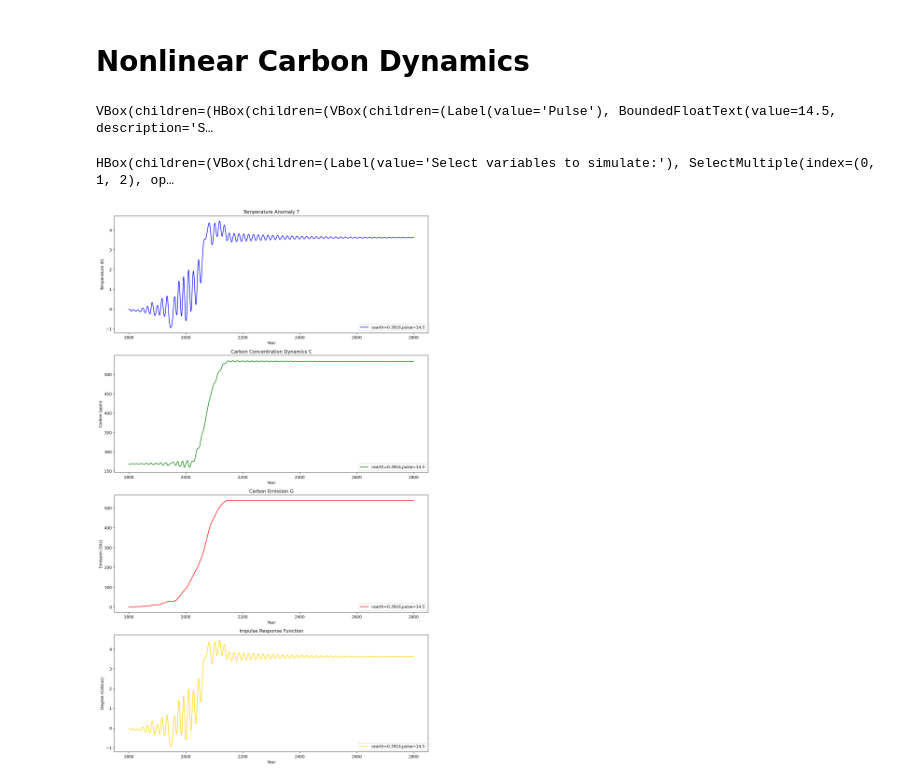
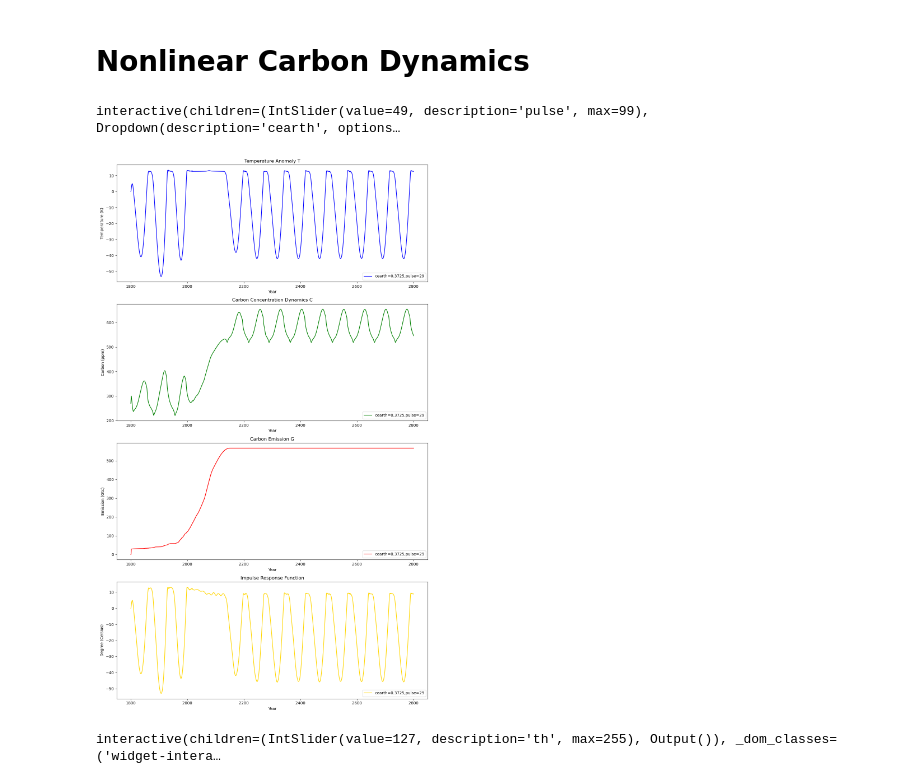
Before and after one commit to binchengecon/QuantClimateChange3, a Jupyter notebook: _sources/NonlinearCarbon_slider.ipynb, the cells around one changed output. Saved outputs shown, nothing was run; the diff lists cells and outputs as text; code cells hidden in the pictures.

```diff
--- a/_sources/NonlinearCarbon_slider.ipynb
+++ b/_sources/NonlinearCarbon_slider.ipynb
@@ -1,24 +1,55 @@
 # %% [markdown]
 # Nonlinear Carbon Dynamics
 # %%
-from Module_widget import *
-from Module_model import *
-from Module_plot import *
+from PIL import Image
+import ipywidgets as widgets
+from ipywidgets import interact, interactive, fixed, interact_manual
+import numpy as np
 
 import warnings
 warnings.filterwarnings('ignore')
-
-display(Param_Panel)
-# display(simulate_box_external_run)
-# %% [output]
-VBox(children=(HBox(children=(VBox(children=(Label(value='Pulse'), BoundedFloatText(value=14.5, description='S…
-HBox(children=(VBox(children=(Label(value='Select variables to simulate:'), SelectMultiple(index=(0, 1, 2), op…
-# %%
-all_var_names = ['Temperature Anomaly', 'Carbon Concentration Dynamics', 'Carbon Emission', 'Impulse Response Function']
-selected_index = [all_var_names.index(element) for element in simulate_external.value]
-
-fig, ax = plot_simulation(pulse_size.value, pulse_year.value,pulse_baseline.value,cearth.value, selected_index)
-plt.tight_layout()
-plt.show()
-# %% [output]
-[figure, removed]
+# %%
+%matplotlib inline
+
+@interact
+def image(pulse=(0, 99), cearth=np.array((0.3725, 0.3916, 15.0)), baseline=["rcp60co2eqv3.csv", "rcp00co2eqv3.csv", "carbonvoid.csv"], year=np.array((1801, 2010))):
+    Figure_Dir = "./figure/NC_PulseExp/"
+    # baseline = "rcp60co2eqv3.csv"
+    # cearth=15.0
+    # year=1801
+    filename = Figure_Dir+"Baseline="+baseline+",cearth=" + \
+        str(cearth)+",year="+str(year)+",pulse="+str(pulse)+".png"
+    return Image.open(filename)
+# %% [output]
+interactive(children=(IntSlider(value=49, description='pulse', max=99), Dropdown(description='cearth', options…
+# %%
+pulse=1
+Figure_Dir = "./figure/NC_PulseExp/"
+# Figure_Dir = "./NC_PulseExp/"
+# Figure_Dir = ""
+cearth=15.0
+baseline = "rcp60co2eqv3.csv"
+year = 1801
+
+filename = Figure_Dir+"Baseline="+baseline+",cearth=" + \
+    str(cearth)+",year"+str(year)+",pulse="+str(pulse)+".png"
+# Image("test.png")
+filename
+# Image(filename)
+Image("./figure/NC_PulseExp/Baseline=rcp60co2eqv3.csv,cearth=0.3725,year1801,pulse=29.png")
+# %% [output]
+[figure, added]
+# %%
+from PIL import Image
+import ipywidgets as widgets
+from ipywidgets import interact, interactive, fixed, interact_manual
+%matplotlib inline
+
+img = Image.open('test.png').convert('L')
+
+
+@interact
+def binarize(th: (0, 255, 1)):
+    return img.point(lambda p: 255 if p > th else 0)
+# %% [output]
+interactive(children=(IntSlider(value=127, description='th', max=255), Output()), _dom_classes=('widget-intera…
```
Also changed, not shown: 5 other files.
